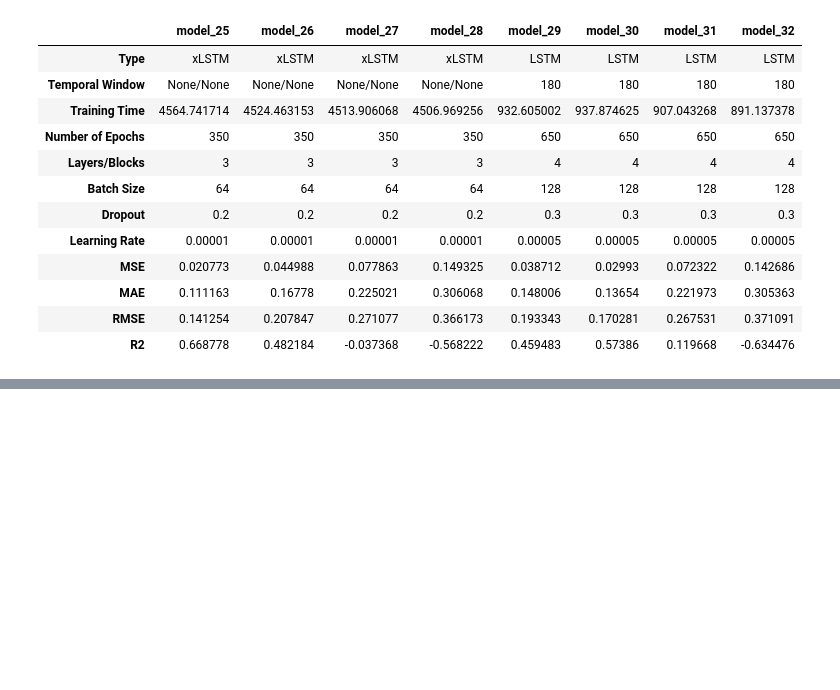
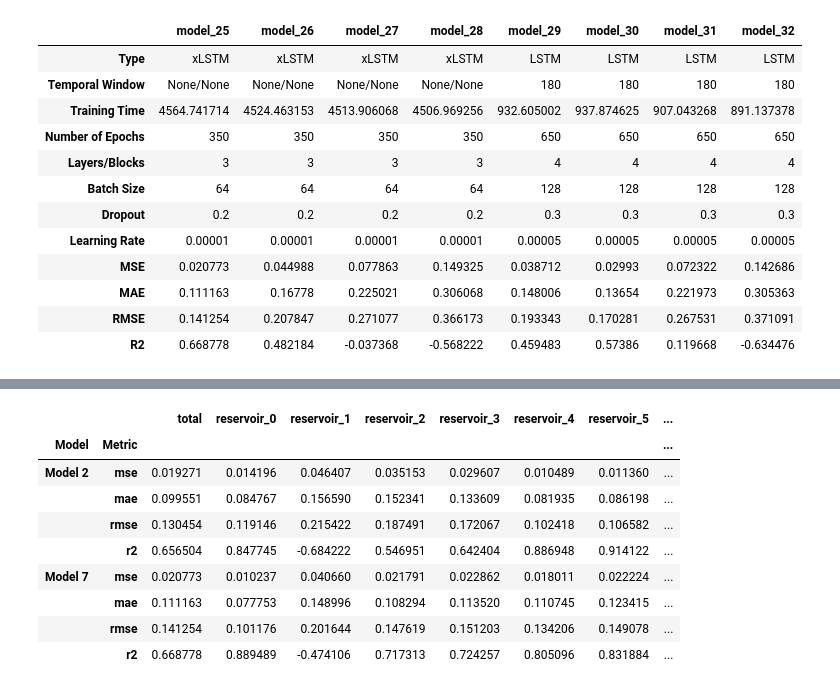
Before and after one commit to arnausanz/arnausanz.github.io, a Jupyter notebook: Results Analysis.ipynb, the cells around one changed output, grey strips where cells are left out. Drawn from its saved outputs; the diff is of its cells as text; code cells hidden in the pictures; blank space fills up the shorter version.

```diff
--- a/Results Analysis.ipynb
+++ b/Results Analysis.ipynb
@@ -179,0 +167,15 @@ plot_same_sfw_predictions(7, model_results, [sfw_180[1], sfw_180[-1]], days_forc
+# %%
+# Get errors for best models 30 days ahead for all sensors
+def get_errors(testing_stats, models):
+    errors = {}
+    for model in models:
+        errors[model] = testing_stats[model]
+    return errors
+
+errors_30 = get_errors(testing_stats, best_models_30)
+# %%
+errors_m2 = pd.DataFrame(errors_30['model_5'],)
+errors_m2['Model'] = 'Model 2'
+errors_m2.reset_index(inplace=True)
+errors_m2.set_index(['Model', 'index'], inplace=True)
+errors_m2.index.names = ['Model', 'Metric']
@@ -179,0 +191,6 @@ plot_same_sfw_predictions(7, model_results, [sfw_180[1], sfw_180[-1]], days_forc
+# %%
+errors_m7 = pd.DataFrame(errors_30['model_25'])
+errors_m7['Model'] = 'Model 7'
+errors_m7.reset_index(inplace=True)
+errors_m7.set_index(['Model', 'index'], inplace=True)
+errors_m7.index.names = ['Model', 'Metric']
@@ -179,0 +206,14 @@ plot_same_sfw_predictions(7, model_results, [sfw_180[1], sfw_180[-1]], days_forc
+# %%
+results_30_per_sensor = pd.concat([errors_m2, errors_m7])
+results_30_per_sensor
+# %% [output]
+|  |  | total | reservoir_0 | reservoir_1 | reservoir_2 | reservoir_3 | reservoir_4 | reservoir_5 | ... |
+| Model | Metric |  |  |  |  |  |  |  | ... |
+| Model 2 | mse | 0.019271 | 0.014196 | 0.046407 | 0.035153 | 0.029607 | 0.010489 | 0.011360 | ... |
+|  | mae | 0.099551 | 0.084767 | 0.156590 | 0.152341 | 0.133609 | 0.081935 | 0.086198 | ... |
+|  | rmse | 0.130454 | 0.119146 | 0.215422 | 0.187491 | 0.172067 | 0.102418 | 0.106582 | ... |
+|  | r2 | 0.656504 | 0.847745 | -0.684222 | 0.546951 | 0.642404 | 0.886948 | 0.914122 | ... |
+| Model 7 | mse | 0.020773 | 0.010237 | 0.040660 | 0.021791 | 0.022862 | 0.018011 | 0.022224 | ... |
+|  | mae | 0.111163 | 0.077753 | 0.148996 | 0.108294 | 0.113520 | 0.110745 | 0.123415 | ... |
+|  | rmse | 0.141254 | 0.101176 | 0.201644 | 0.147619 | 0.151203 | 0.134206 | 0.149078 | ... |
+|  | r2 | 0.668778 | 0.889489 | -0.474106 | 0.717313 | 0.724257 | 0.805096 | 0.831884 | ... |
```
Also changed, not shown: parts of 8 cells of this notebook.
